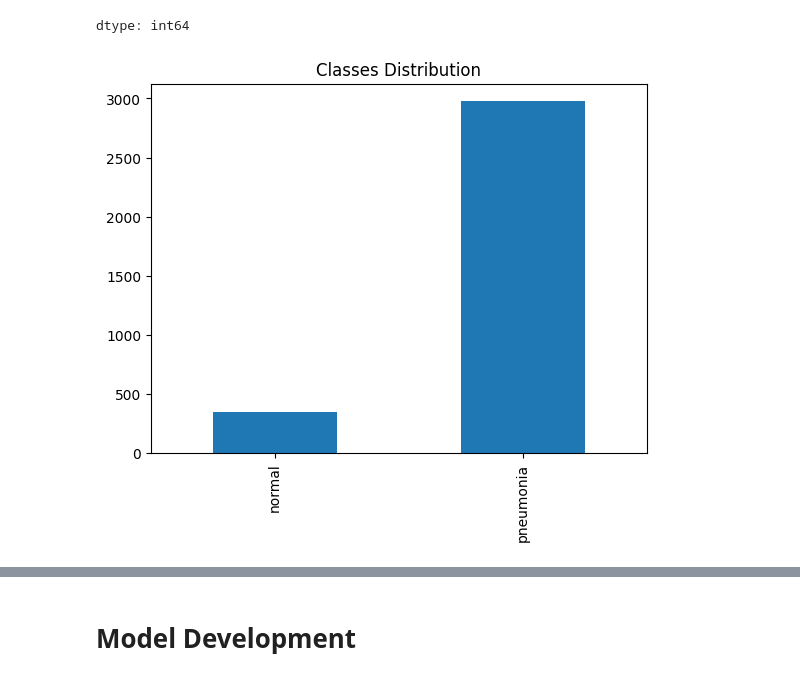
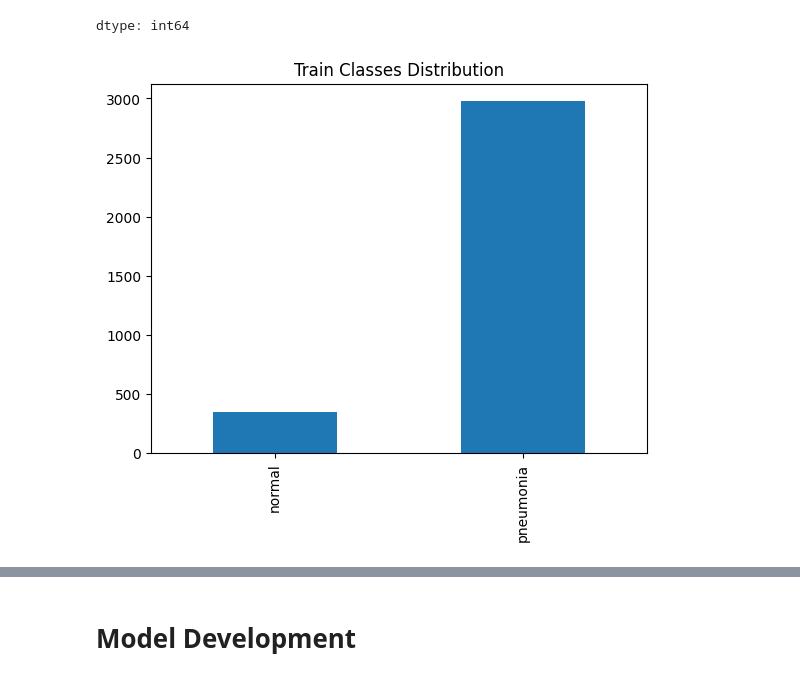
Before and after one commit to richardmukechiwa/Pnuemonia-Xray-ImageClassification, a Jupyter notebook: PnuemoniaClassification.ipynb, the cells around one changed output, grey strips where cells are left out. Cells and saved outputs as stored; diff of their text form; code cells hidden in the pictures.

```diff
--- a/PnuemoniaClassification.ipynb
+++ b/PnuemoniaClassification.ipynb
@@ -142,6 +151,6 @@ dtype: int64
 # %%
 # plot the class counts
 train_count.plot(kind = 'bar')
-plt.title("Classes Distribution");
+plt.title("Train Classes Distribution");
 # %% [output]
-[figure, old version]
+[figure, new version]
```
Also changed, not shown: parts of 23 cells of this notebook.
